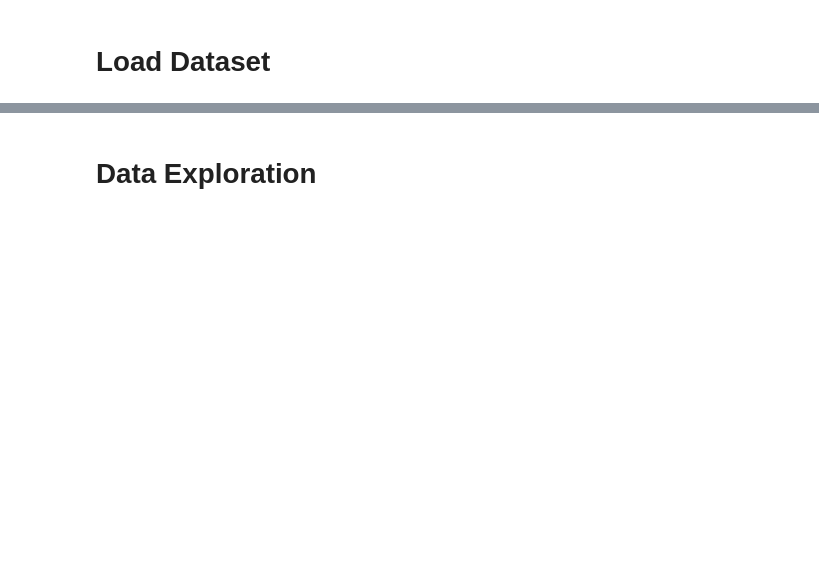
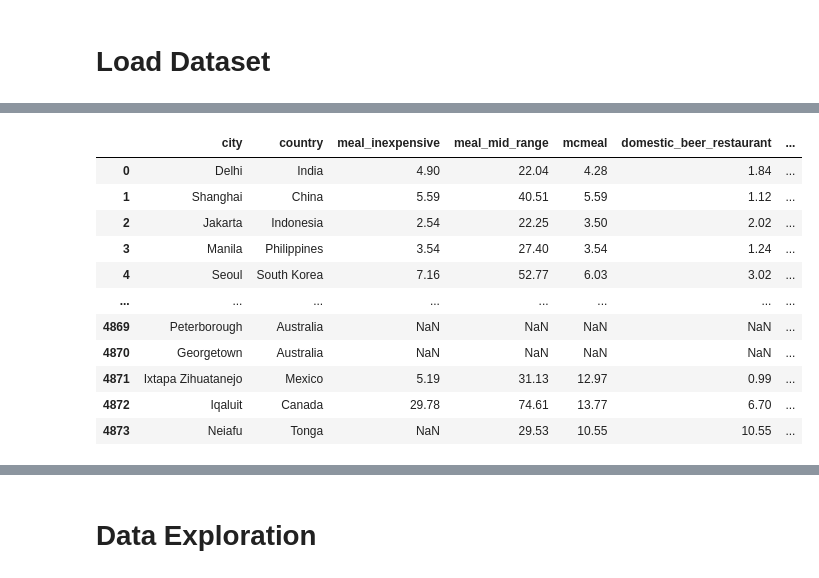
Before and after one commit to GehriJan/data-science-exam, a Jupyter notebook: data_science_exam.ipynb, the cells around one changed output, grey strips where cells are left out. Drawn from its saved outputs; the diff is of its cells as text; code cells hidden in the pictures; blank space fills up the shorter version.

```diff
--- a/data_science_exam.ipynb
+++ b/data_science_exam.ipynb
@@ -264,0 +36,81 @@ TypeError: unsupported operand type(s) for /: 'str' and 'int'
+# %%
+import pandas as pd
+
+df = pd.read_csv("data/cost-of-living.csv", index_col=0)
+
+# naming according to dataset description
+attribute_names = {
+    "x1": "meal_inexpensive",
+    "x2": "meal_mid_range",
+    "x3": "mcmeal",
+    "x4": "domestic_beer_restaurant",
+    "x5": "imported_beer_restaurant",
+    "x6": "cappuccino",
+    "x7": "coke",
+    "x8": "water_033",
+    "x9": "milk",
+    "x10": "white_bread",
+    "x11": "rice",
+    "x12": "eggs",
+    "x13": "cheese",
+    "x14": "chicken",
+    "x15": "beef",
+    "x16": "apples",
+    "x17": "banana",
+    "x18": "oranges",
+    "x19": "tomato",
+    "x20": "potato",
+    "x21": "onion",
+    "x22": "lettuce",
+    "x23": "water_150",
+    "x24": "wine",
+    "x25": "domestic_beer_market",
+    "x26": "imported_beer_market",
+    "x27": "cigarettes",
+    "x28": "one_way_ticket",
+    "x29": "monthly_pass",
+    "x30": "taxi_start",
+    "x31": "taxi_1km",
+    "x32": "taxi_1h",
+    "x33": "gasoline",
+    "x34": "vw_golf",
+    "x35": "toyota_corolla",
+    "x36": "basic_85m2",
+    "x37": "1min_prepaid",
+    "x38": "internet",
+    "x39": "fitness_club",
+    "x40": "tennis",
+    "x41": "cinema",
+    "x42": "preschool",
+    "x43": "primary_school",
+    "x44": "jeans",
+    "x45": "summer_dress",
+    "x46": "nike_shoes",
+    "x47": "business_shoes",
+    "x48": "apartment_1br_center",
+    "x49": "apartment_1br_outside",
+    "x50": "apartment_3br_center",
+    "x51": "apartment_3br_outside",
+    "x52": "per_square_meter_center",
+    "x53": "per_square_meter_outside",
+    "x54": "avg_month_salary",
+    "x55": "mortgage_interest",
+}
+
+
+# rename columns
+df.rename(columns=attribute_names, inplace=True)
+df
+# %% [output]
+|  | city | country | meal_inexpensive | meal_mid_range | mcmeal | domestic_beer_restaurant | ... |
+| 0 | Delhi | India | 4.90 | 22.04 | 4.28 | 1.84 | ... |
+| 1 | Shanghai | China | 5.59 | 40.51 | 5.59 | 1.12 | ... |
+| 2 | Jakarta | Indonesia | 2.54 | 22.25 | 3.50 | 2.02 | ... |
+| 3 | Manila | Philippines | 3.54 | 27.40 | 3.54 | 1.24 | ... |
+| 4 | Seoul | South Korea | 7.16 | 52.77 | 6.03 | 3.02 | ... |
+| ... | ... | ... | ... | ... | ... | ... | ... |
+| 4869 | Peterborough | Australia | NaN | NaN | NaN | NaN | ... |
+| 4870 | Georgetown | Australia | NaN | NaN | NaN | NaN | ... |
+| 4871 | Ixtapa Zihuatanejo | Mexico | 5.19 | 31.13 | 12.97 | 0.99 | ... |
+| 4872 | Iqaluit | Canada | 29.78 | 74.61 | 13.77 | 6.70 | ... |
+| 4873 | Neiafu | Tonga | NaN | 29.53 | 10.55 | 10.55 | ... |
```
Also changed, not shown: parts of 74 cells of this notebook.
